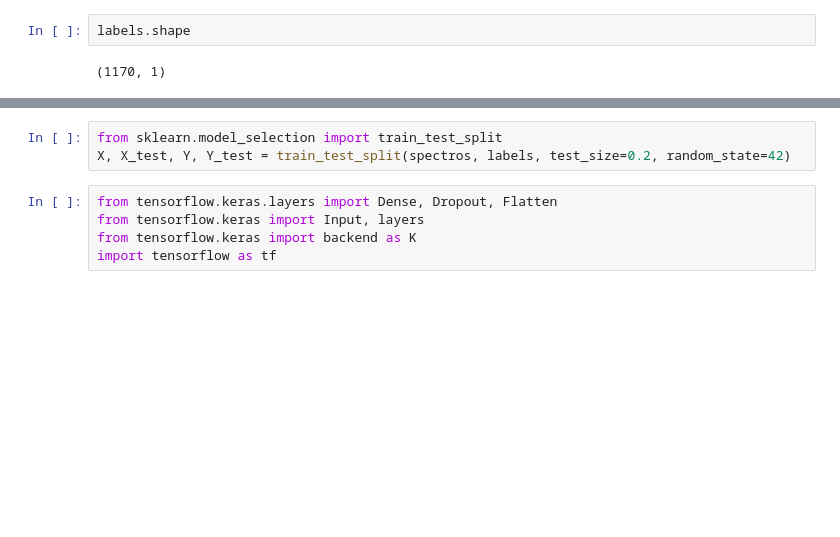
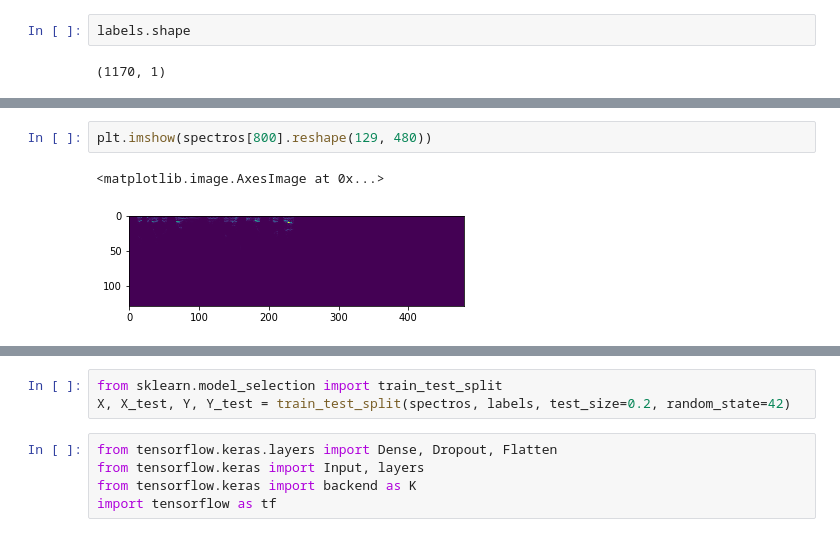
Before and after one commit to gamilyo/machine_learning_internship, a Jupyter notebook: RDI/voice_number_classification.ipynb, the cells around one changed output, grey strips where cells are left out. Drawn from its saved outputs; the diff is of its cells as text; blank space fills up the shorter version.

```diff
--- a/RDI/voice_number_classification.ipynb
+++ b/RDI/voice_number_classification.ipynb
@@ -89,3 +89,8 @@ sns.countplot(labels.reshape(-1))
+# %%
+plt.imshow(spectros[800].reshape(129, 480))
+# %% [output]
+<matplotlib.image.AxesImage at 0x...>
+[figure, added]
 # %%
 import keras
 #labels = keras.utils.to_categorical(labels, 2)
```
Also changed, not shown: parts of 8 cells of this notebook.
